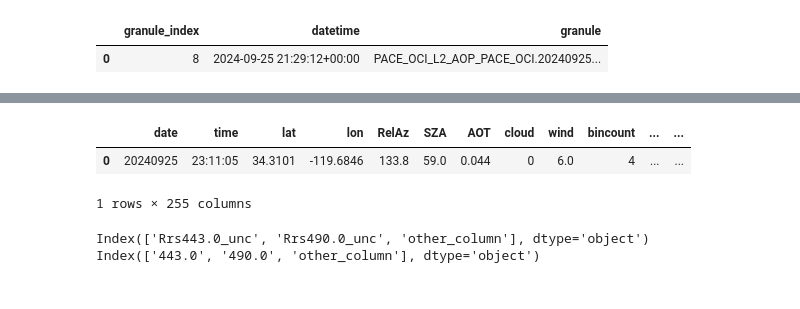
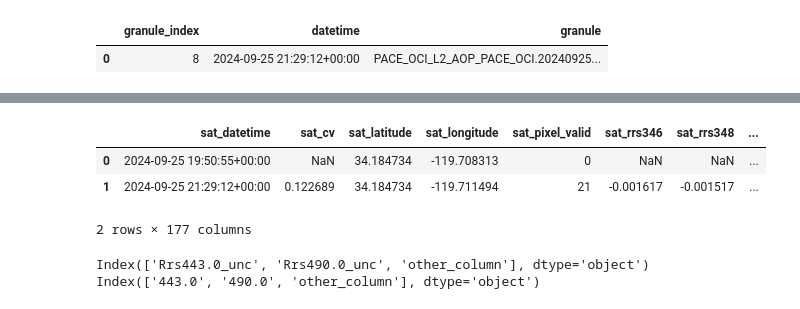
Before and after one commit to weiwilliam/SeaPACE, a Jupyter notebook: Notebooks/granulesovertruecolor.ipynb, the cells around one changed output, grey strips where cells are left out. Cells and saved outputs as stored; diff of their text form; code cells hidden in the pictures.

```diff
--- a/Notebooks/granulesovertruecolor.ipynb
+++ b/Notebooks/granulesovertruecolor.ipynb
@@ -740,0 +720,18 @@ def clean_column(col):
+# %%
+merc_x, merc_y = (-1.332486e+07, 4.053864e+06)
+list4open = [search_results[i] for i in avail_granules['granule_index']]
+files = earthaccess.open(list4open)
+with xr.open_dataset(files[0], group="sensor_band_parameters") as ds_bands:
+    rrs_wavelengths = ds_bands["wavelength_3d"].values
+
+longitude, latitude = mercator_to_lonlat(merc_x, merc_y)
+# Loop through files and process
+sat_rows = []
+for idx, file in enumerate(files):
+    granule_date = pd.to_datetime(
+        file.granule["umm"]["TemporalExtent"]["RangeDateTime"]["BeginningDateTime"]
+    )
+    print(f"Running Granule: {granule_date}")
+    row = fc.get_fivebyfive(file, latitude, longitude, rrs_wavelengths)
+    sat_rows.append(row)
+df_sat = pd.DataFrame(sat_rows)
@@ -802,9 +904,10 @@ Index(['date', 'time', 'lat', 'lon', 'RelAz', 'SZA', 'AOT', 'cloud', 'wind',
 # %%
-df_wide
+df_sat
 # %% [output]
-|  | date | time | lat | lon | RelAz | SZA | AOT | cloud | wind | bincount | ... | ... |
-| 0 | 20240925 | 23:11:05 | 34.3101 | -119.6846 | 133.8 | 59.0 | 0.044 | 0 | 6.0 | 4 | ... | ... |
+|  | sat_datetime | sat_cv | sat_latitude | sat_longitude | sat_pixel_valid | sat_rrs346 | sat_rrs348 | ... |
+| 0 | 2024-09-25 19:50:55+00:00 | NaN | 34.184734 | -119.708313 | 0 | NaN | NaN | ... |
+| 1 | 2024-09-25 21:29:12+00:00 | 0.122689 | 34.184734 | -119.711494 | 21 | -0.001617 | -0.001517 | ... |
-1 rows × 255 columns
+2 rows × 177 columns
 # %%
 
 df = pd.DataFrame(columns=[
```
Also changed, not shown: parts of 14 cells of this notebook, 1 other file.
